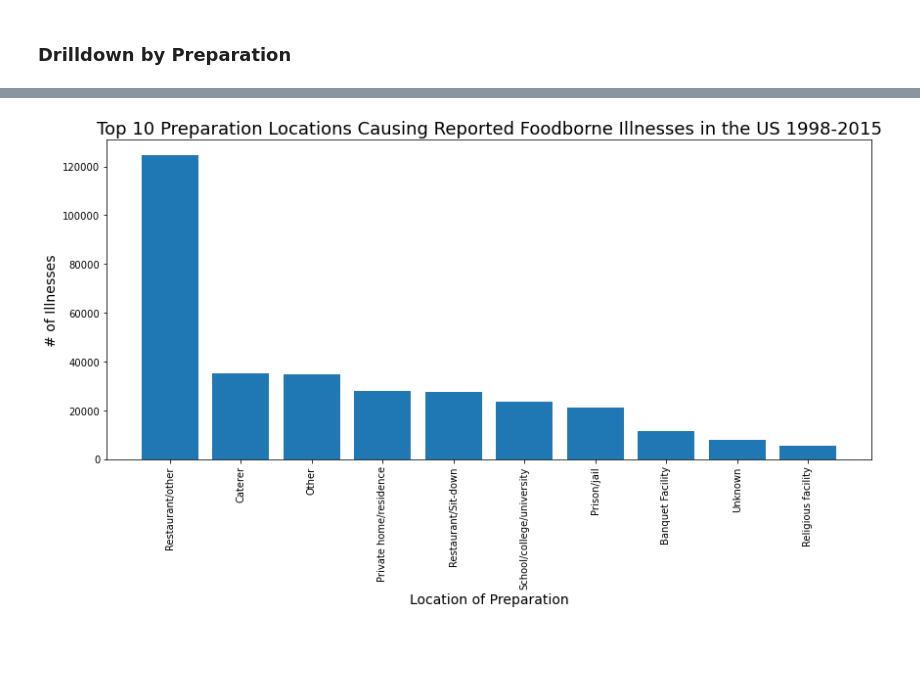
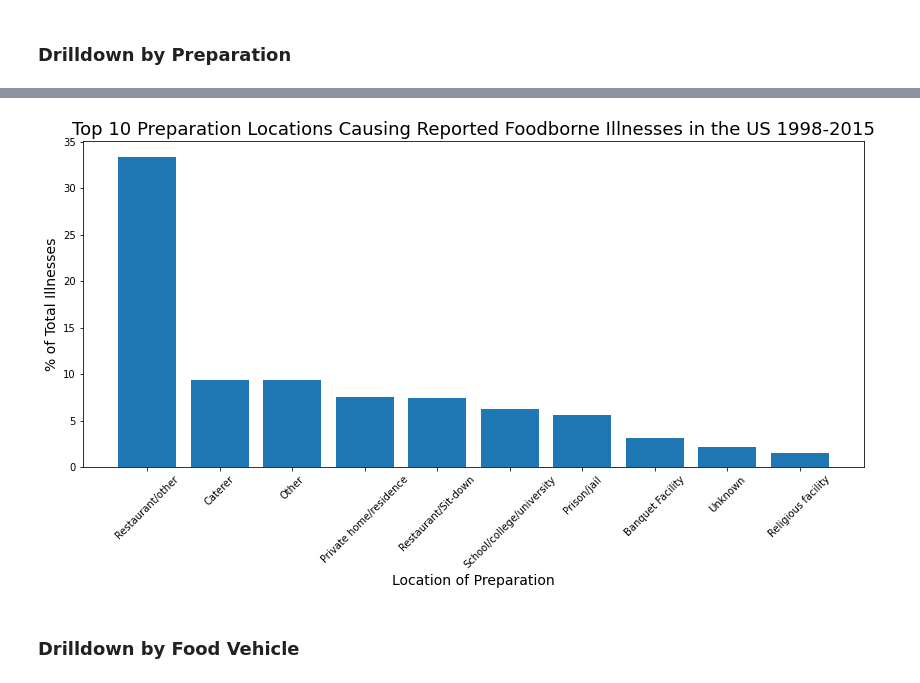
Before and after one commit to Aniastiti/Foodborne_Illness, a Jupyter notebook: notebooks/cdc_occurence_data.ipynb, the cells around one changed output, grey strips where cells are left out. Cells and saved outputs as stored; diff of their text form; code cells hidden in the pictures; blank space fills up the shorter version.

```diff
--- a/notebooks/cdc_occurence_data.ipynb
+++ b/notebooks/cdc_occurence_data.ipynb
@@ -30,8 +30,8 @@ ill_obs
 # %%
 #Total number of hospitalizations reported in timeframe:
 # %%
-hops_obs = occur_df['Hospitalizations'].sum()
-hops_obs
+hosp_obs = occur_df['Hospitalizations'].sum()
+hosp_obs
 # %% [output]
 14681.0
 # %%
@@ -289,4 +289,7 @@ Data columns (total 11 columns):
 dtypes: float64(2), int64(3), object(6)
 memory usage: 1.6+ MB
 # %%
-#occur_df['Perc of Total Illnesses'] = occur_df
+occur_df['perc_tot_illnesses'] = occur_df['Illnesses'] / ill_obs * 100
+occur_df['perc_tot_hospitalizations'] = occur_df['Hospitalizations'] / hosp_obs * 100
+occur_df['perc_tot_deaths'] = occur_df['Deaths'] / death_obs * 100
+occur_df
@@ -293,7 +310,7 @@ memory usage: 1.6+ MB
 # %%
 #New column...'Month/Year'
-cols=["Month","Year"]
-occur_df['Month/Year'] = occur_df[cols].apply(lambda x: '-'.join(x.values.astype(str)), axis="columns")
+cols=["Year","Month"]
+occur_df['Year/Month'] = occur_df[cols].apply(lambda x: '-'.join(x.values.astype(str)), axis="columns")
 occur_df
 # %% [output]
 |  | Year | Month | State | Genus Species | Location of Preparation | Illnesses | Hospitalizations | Deaths | ... |
@@ -563,13 +550,15 @@ loc_prep_df
 # %%
 plt.figure(figsize=(14,6))
-plt.bar(loc_prep_df.index.values, loc_prep_df['Illnesses'])
+plt.bar(loc_prep_df.index.values, loc_prep_df['perc_tot_illnesses'])
 
-plt.xticks(loc_prep_df.index.values, rotation=90)
+plt.xticks(loc_prep_df.index.values, rotation=45)
 plt.xlabel('Location of Preparation', fontsize=14)
-plt.ylabel("# of Illnesses", fontsize=14)
+plt.ylabel("% of Total Illnesses", fontsize=14)
 plt.title('Top 10 Preparation Locations Causing Reported Foodborne Illnesses in the US 1998-2015', fontsize=18);
 # %% [output]
-[figure, old version]
+[figure, new version]
+# %% [markdown]
+### Drilldown by Food Vehicle
 # %%
 food_veh_df=occur_df.groupby(by='Food Vehicle').sum()
 food_veh_df=food_veh_df.drop(columns='Month').drop(columns='Year')
```
Also changed, not shown: parts of 16 cells of this notebook, 2 other files.
